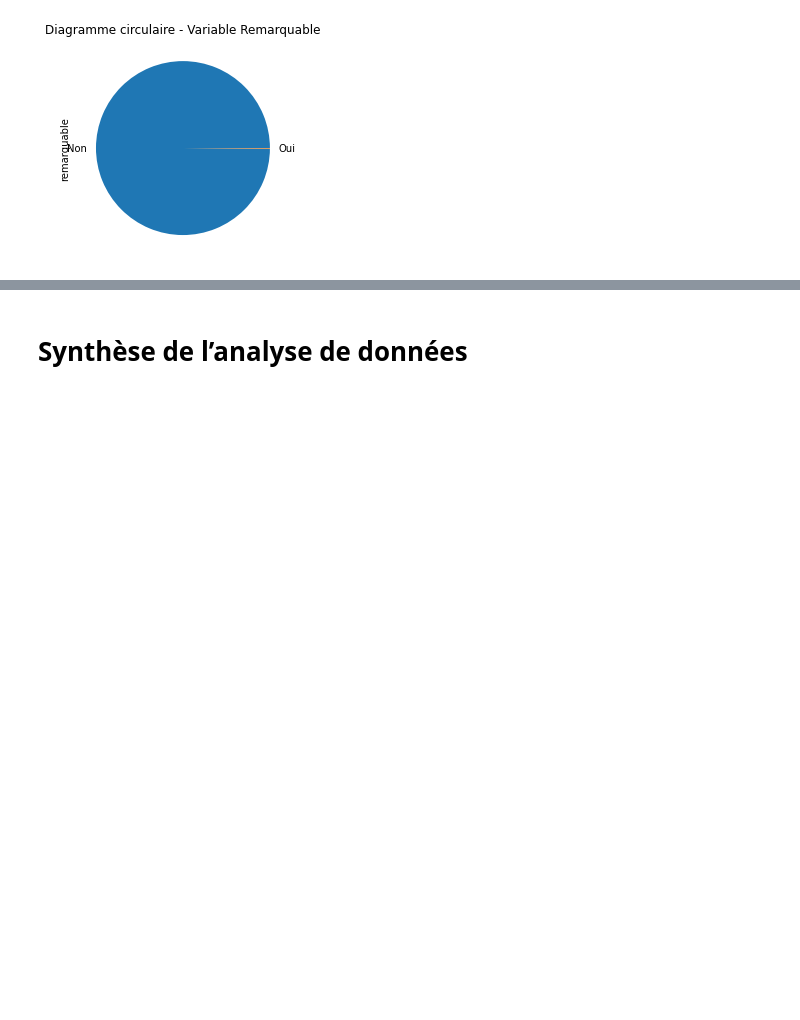
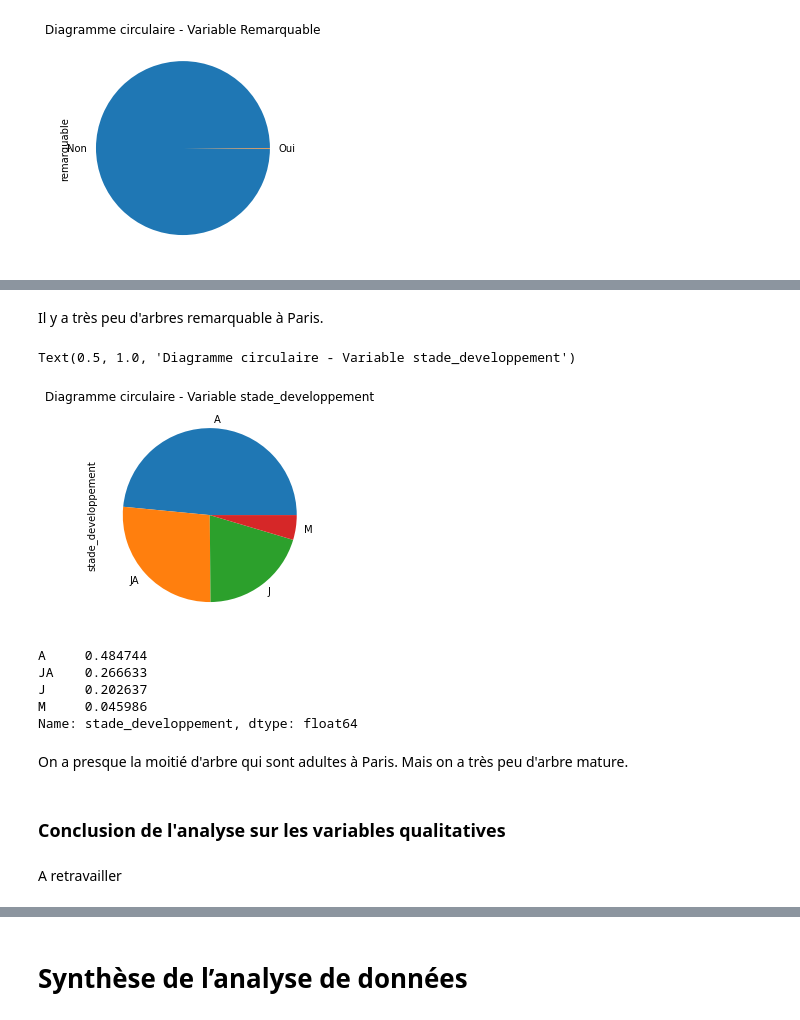
Before and after one commit to AurelieAAN/OP_Projet2, a Jupyter notebook: Scripts_Analyse01.ipynb, the cells around one changed output, grey strips where cells are left out. Cells and saved outputs as stored; diff of their text form; code cells hidden in the pictures; blank space fills up the shorter version.

```diff
--- a/Scripts_Analyse01.ipynb
+++ b/Scripts_Analyse01.ipynb
@@ -1123,0 +844,21 @@ m
+# %% [markdown]
+Il y a très peu d'arbres remarquable à Paris.
+# %%
+data["stade_developpement"].value_counts(normalize=True).plot(kind='pie').set_title("Diagramme circulaire - Variable stade_developpement")
+# %% [output]
+Text(0.5, 1.0, 'Diagramme circulaire - Variable stade_developpement')
+[figure, added]
+# %%
+data["stade_developpement"].value_counts(normalize=True)
+# %% [output]
+A     0.484744
+JA    0.266633
+J     0.202637
+M     0.045986
+Name: stade_developpement, dtype: float64
+# %% [markdown]
+On a presque la moitié d'arbre qui sont adultes à Paris. Mais on a très peu d'arbre mature.
+# %% [markdown]
+### Conclusion de l'analyse sur les variables qualitatives
+# %% [markdown]
+A retravailler
```
Also changed, not shown: parts of 183 cells of this notebook.
